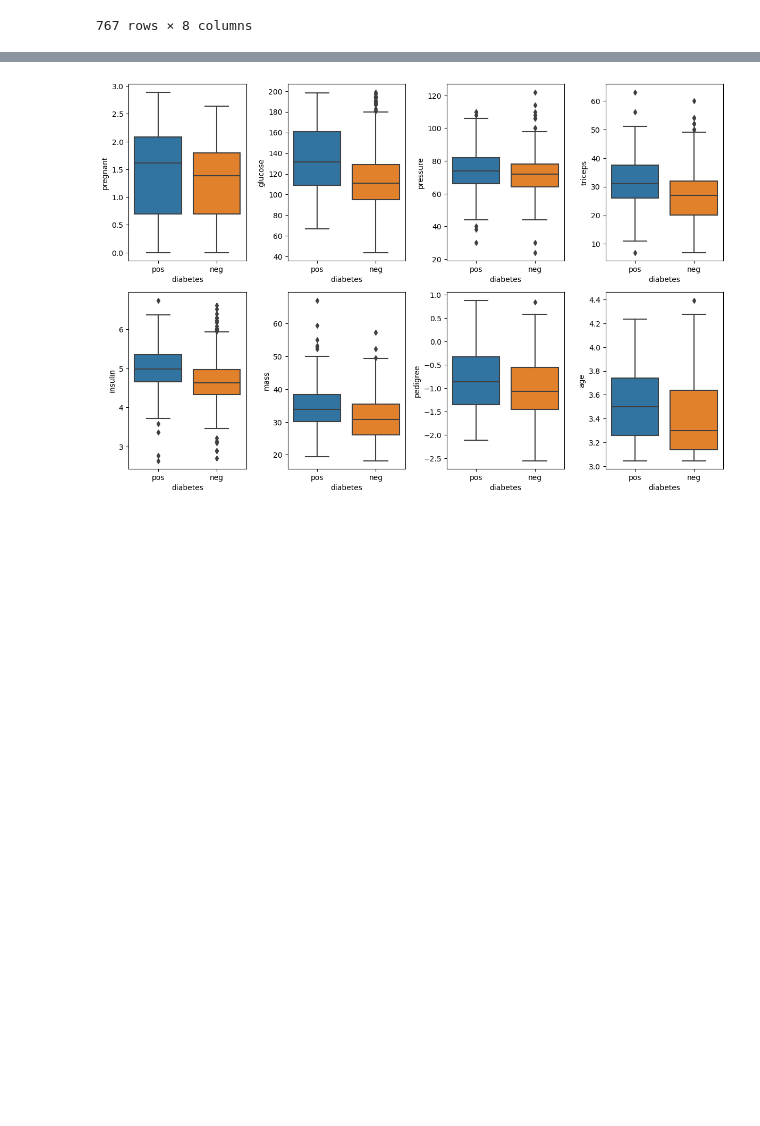
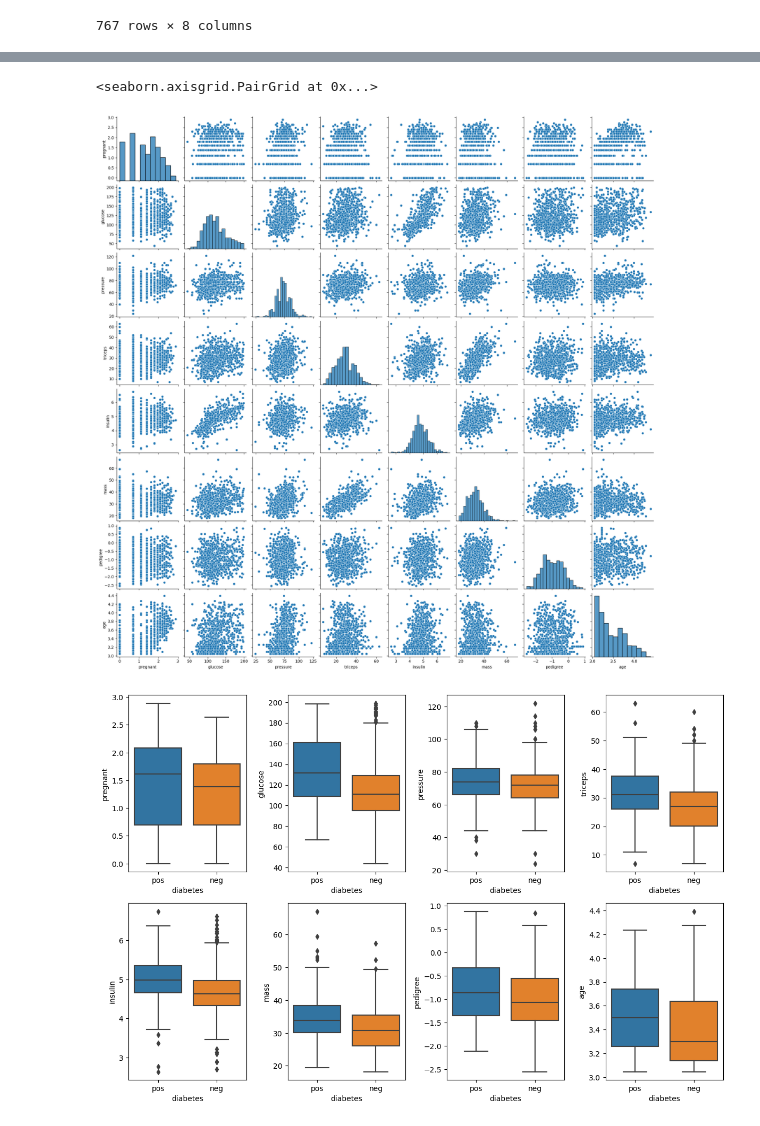
Before and after one commit to darthaydar/Data-Science-Project-Pima, a Jupyter notebook: pima_project.ipynb, the cells around one changed output, grey strips where cells are left out. Saved outputs shown, nothing was run; the diff lists cells and outputs as text; code cells hidden in the pictures; blank space fills up the shorter version.

```diff
--- a/pima_project.ipynb
+++ b/pima_project.ipynb
@@ -132,6 +145,11 @@ data_imputed
 # %%
 data_imputed['diabetes'] = data['diabetes']
 df = data_imputed
+# %%
+sns.pairplot(df.drop("diabetes", axis=1))
+# %% [output]
+<seaborn.axisgrid.PairGrid at 0x...>
+[figure, added]
 # %%
 import seaborn as sns
 import matplotlib.pyplot as plt
```
Also changed, not shown: parts of 2 cells of this notebook.
